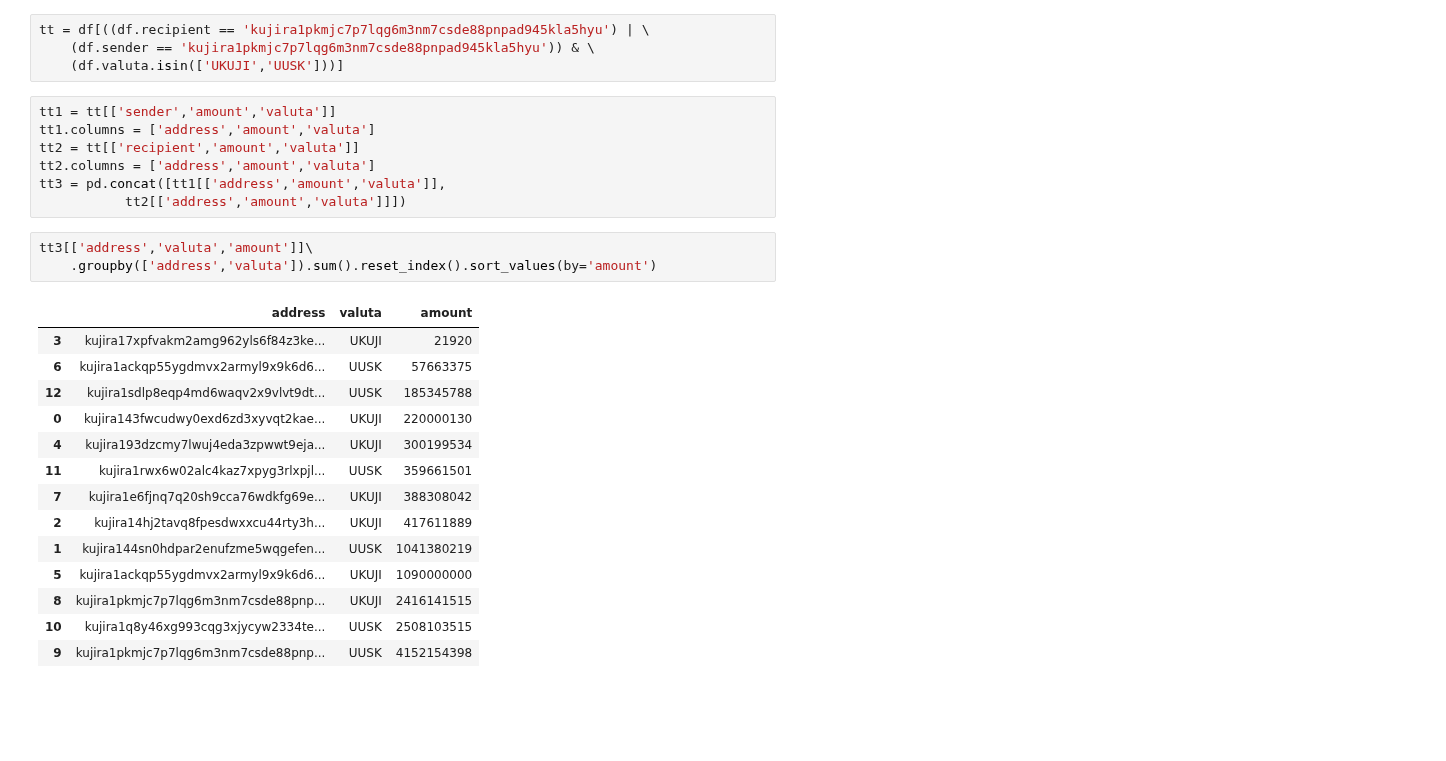
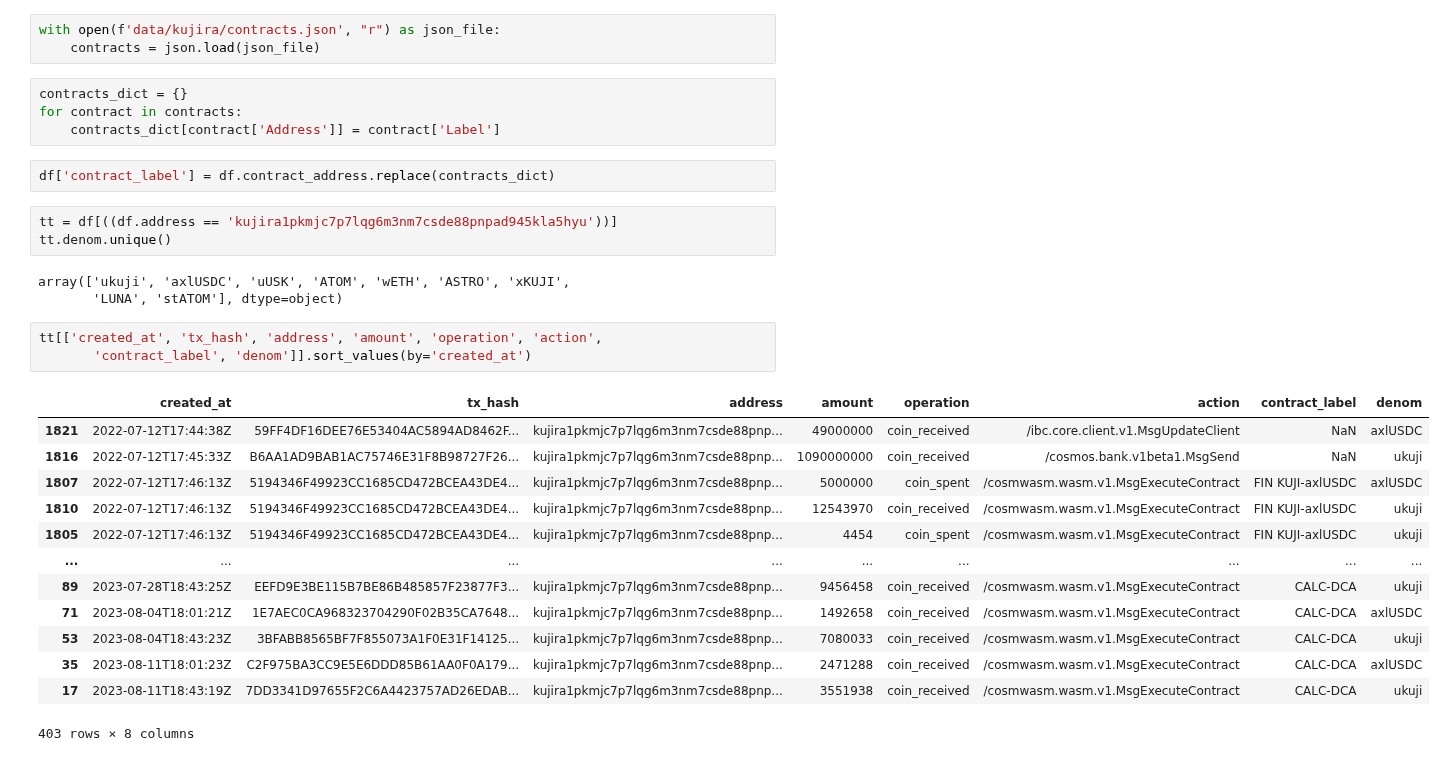
Before and after one commit to IncioMan/cosmos-activities-dashboard, a Jupyter notebook: python/notebooks/kuji_analysis.ipynb, the cells around one changed output. Saved outputs shown, nothing was run; the diff lists cells and outputs as text; blank space fills up the shorter version.

Commit message:
kuji analysis

```diff
--- a/python/notebooks/kuji_analysis.ipynb
+++ b/python/notebooks/kuji_analysis.ipynb
@@ -10,29 +22,32 @@ df.valuta = df.valuta.apply(str.upper)
+# %%
+with open(f'data/kujira/contracts.json', "r") as json_file:
+    contracts = json.load(json_file)
+# %%
+contracts_dict = {}
+for contract in contracts:
+    contracts_dict[contract['Address']] = contract['Label']
+# %%
+df['contract_label'] = df.contract_address.replace(contracts_dict)
 # %%
-tt = df[((df.recipient == 'kujira1pkmjc7p7lqg6m3nm7csde88pnpad945kla5hyu') | \
-    (df.sender == 'kujira1pkmjc7p7lqg6m3nm7csde88pnpad945kla5hyu')) & \
-    (df.valuta.isin(['UKUJI','UUSK']))]
+tt = df[((df.address == 'kujira1pkmjc7p7lqg6m3nm7csde88pnpad945kla5hyu'))]
+tt.denom.unique()
+# %% [output]
+array(['ukuji', 'axlUSDC', 'uUSK', 'ATOM', 'wETH', 'ASTRO', 'xKUJI',
+       'LUNA', 'stATOM'], dtype=object)
-# %%
-tt1 = tt[['sender','amount','valuta']]
-tt1.columns = ['address','amount','valuta']
-tt2 = tt[['recipient','amount','valuta']]
-tt2.columns = ['address','amount','valuta']
-tt3 = pd.concat([tt1[['address','amount','valuta']],
-           tt2[['address','amount','valuta']]])
-# %%
-tt3[['address','valuta','amount']]\
-    .groupby(['address','valuta']).sum().reset_index().sort_values(by='amount')
-# %% [output]
-|  | address | valuta | amount |
-| 3 | kujira17xpfvakm2amg962yls6f84z3ke... | UKUJI | 21920 |
-| 6 | kujira1ackqp55ygdmvx2armyl9x9k6d6... | UUSK | 57663375 |
-| 12 | kujira1sdlp8eqp4md6waqv2x9vlvt9dt... | UUSK | 185345788 |
-| 0 | kujira143fwcudwy0exd6zd3xyvqt2kae... | UKUJI | 220000130 |
-| 4 | kujira193dzcmy7lwuj4eda3zpwwt9eja... | UKUJI | 300199534 |
-| 11 | kujira1rwx6w02alc4kaz7xpyg3rlxpjl... | UUSK | 359661501 |
-| 7 | kujira1e6fjnq7q20sh9cca76wdkfg69e... | UKUJI | 388308042 |
-| 2 | kujira14hj2tavq8fpesdwxxcu44rty3h... | UKUJI | 417611889 |
-| 1 | kujira144sn0hdpar2enufzme5wqgefen... | UUSK | 1041380219 |
-| 5 | kujira1ackqp55ygdmvx2armyl9x9k6d6... | UKUJI | 1090000000 |
-| 8 | kujira1pkmjc7p7lqg6m3nm7csde88pnp... | UKUJI | 2416141515 |
-| 10 | kujira1q8y46xg993cqg3xjycyw2334te... | UUSK | 2508103515 |
-| 9 | kujira1pkmjc7p7lqg6m3nm7csde88pnp... | UUSK | 4152154398 |
+# %%
+tt[['created_at', 'tx_hash', 'address', 'amount', 'operation', 'action',
+       'contract_label', 'denom']].sort_values(by='created_at')
+# %% [output]
+|  | created_at | tx_hash | address | amount | operation | action | contract_label | denom |
+| 1821 | 2022-07-12T17:44:38Z | 59FF4DF16DEE76E53404AC5894AD8462F... | kujira1pkmjc7p7lqg6m3nm7csde88pnp... | 49000000 | coin_received | /ibc.core.client.v1.MsgUpdateClient | NaN | axlUSDC |
+| 1816 | 2022-07-12T17:45:33Z | B6AA1AD9BAB1AC75746E31F8B98727F26... | kujira1pkmjc7p7lqg6m3nm7csde88pnp... | 1090000000 | coin_received | /cosmos.bank.v1beta1.MsgSend | NaN | ukuji |
+| 1807 | 2022-07-12T17:46:13Z | 5194346F49923CC1685CD472BCEA43DE4... | kujira1pkmjc7p7lqg6m3nm7csde88pnp... | 5000000 | coin_spent | /cosmwasm.wasm.v1.MsgExecuteContract | FIN KUJI-axlUSDC | axlUSDC |
+| 1810 | 2022-07-12T17:46:13Z | 5194346F49923CC1685CD472BCEA43DE4... | kujira1pkmjc7p7lqg6m3nm7csde88pnp... | 12543970 | coin_received | /cosmwasm.wasm.v1.MsgExecuteContract | FIN KUJI-axlUSDC | ukuji |
+| 1805 | 2022-07-12T17:46:13Z | 5194346F49923CC1685CD472BCEA43DE4... | kujira1pkmjc7p7lqg6m3nm7csde88pnp... | 4454 | coin_spent | /cosmwasm.wasm.v1.MsgExecuteContract | FIN KUJI-axlUSDC | ukuji |
+| ... | ... | ... | ... | ... | ... | ... | ... | ... |
+| 89 | 2023-07-28T18:43:25Z | EEFD9E3BE115B7BE86B485857F23877F3... | kujira1pkmjc7p7lqg6m3nm7csde88pnp... | 9456458 | coin_received | /cosmwasm.wasm.v1.MsgExecuteContract | CALC-DCA | ukuji |
+| 71 | 2023-08-04T18:01:21Z | 1E7AEC0CA968323704290F02B35CA7648... | kujira1pkmjc7p7lqg6m3nm7csde88pnp... | 1492658 | coin_received | /cosmwasm.wasm.v1.MsgExecuteContract | CALC-DCA | axlUSDC |
+| 53 | 2023-08-04T18:43:23Z | 3BFABB8565BF7F855073A1F0E31F14125... | kujira1pkmjc7p7lqg6m3nm7csde88pnp... | 7080033 | coin_received | /cosmwasm.wasm.v1.MsgExecuteContract | CALC-DCA | ukuji |
+| 35 | 2023-08-11T18:01:23Z | C2F975BA3CC9E5E6DDD85B61AA0F0A179... | kujira1pkmjc7p7lqg6m3nm7csde88pnp... | 2471288 | coin_received | /cosmwasm.wasm.v1.MsgExecuteContract | CALC-DCA | axlUSDC |
+| 17 | 2023-08-11T18:43:19Z | 7DD3341D97655F2C6A4423757AD26EDAB... | kujira1pkmjc7p7lqg6m3nm7csde88pnp... | 3551938 | coin_received | /cosmwasm.wasm.v1.MsgExecuteContract | CALC-DCA | ukuji |
+403 rows × 8 columns
```
Also changed, not shown: parts of 6 cells of this notebook, 3 other files.
